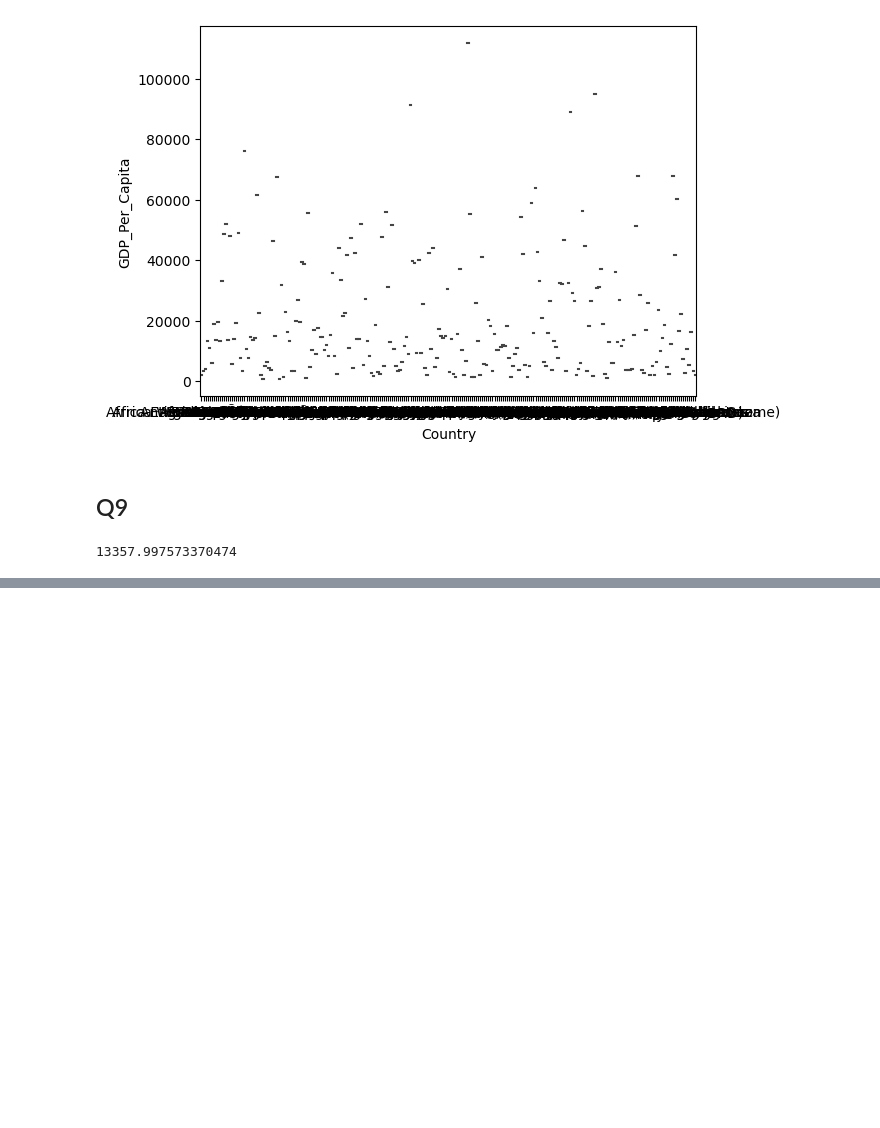
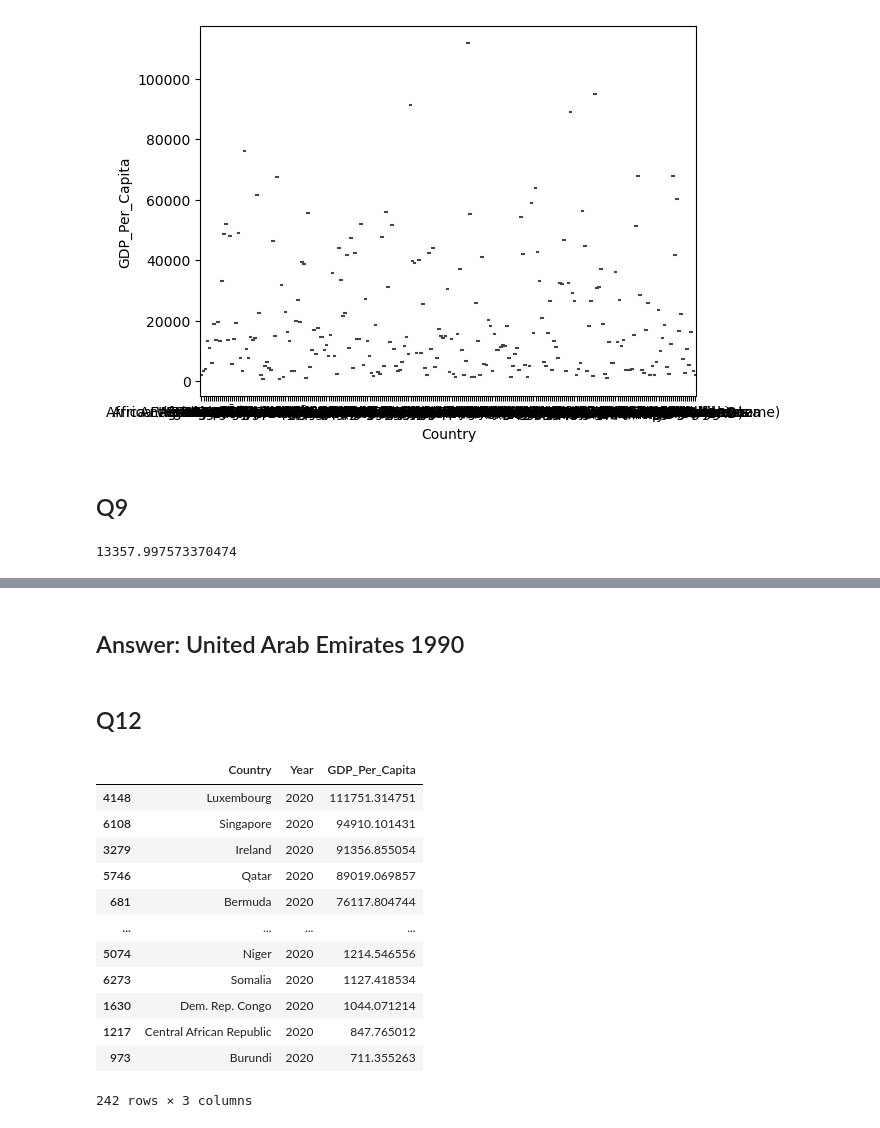
Before and after one commit to NSS-Data-Analytics-Cohort-11/undata-larissaemma, a Jupyter notebook: notebook/UN_data_DA11.ipynb, the cells around one changed output, grey strips where cells are left out. Cells and saved outputs as stored; diff of their text form; code cells hidden in the pictures; blank space fills up the shorter version.

```diff
--- a/notebook/UN_data_DA11.ipynb
+++ b/notebook/UN_data_DA11.ipynb
@@ -185,0 +216,22 @@ gdp_2020['GDP_Per_Capita'].median()
+# %% [markdown]
+## Answer: United Arab Emirates 1990
+# %% [markdown]
+## Q12
+# %%
+##Which country had the highest GDP per capita in 2020?
+##Create a plot showing how this country's GDP per capita has changed over the timespan of the dataset.
+gdp_2020.sort_values('GDP_Per_Capita', ascending=False)
+# %% [output]
+|  | Country | Year | GDP_Per_Capita |
+| 4148 | Luxembourg | 2020 | 111751.314751 |
+| 6108 | Singapore | 2020 | 94910.101431 |
+| 3279 | Ireland | 2020 | 91356.855054 |
+| 5746 | Qatar | 2020 | 89019.069857 |
+| 681 | Bermuda | 2020 | 76117.804744 |
+| ... | ... | ... | ... |
+| 5074 | Niger | 2020 | 1214.546556 |
+| 6273 | Somalia | 2020 | 1127.418534 |
+| 1630 | Dem. Rep. Congo | 2020 | 1044.071214 |
+| 1217 | Central African Republic | 2020 | 847.765012 |
+| 973 | Burundi | 2020 | 711.355263 |
+242 rows × 3 columns
```
Also changed, not shown: parts of 29 cells of this notebook.
